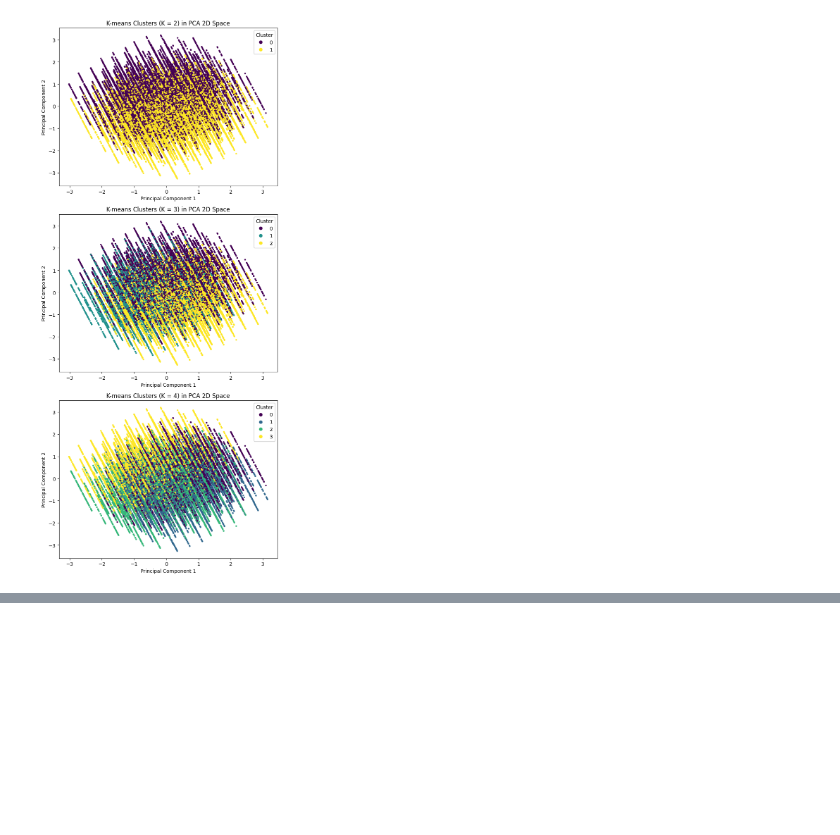
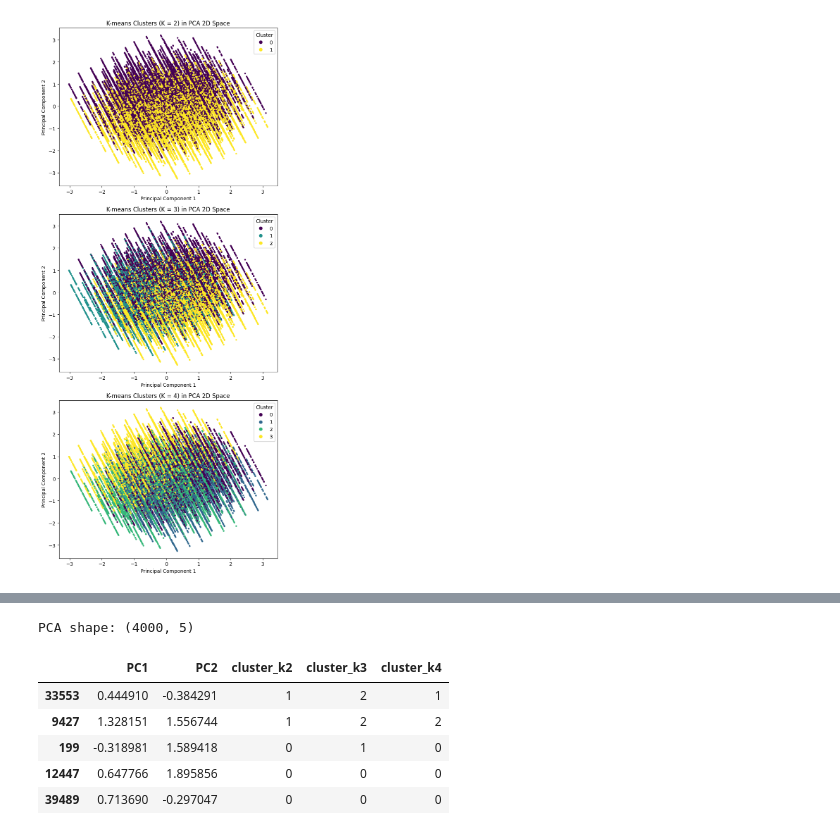
Before and after one commit to mraaheb/DataMining, a Jupyter notebook: Phase3.ipynb, the cells around one changed output, grey strips where cells are left out. Saved outputs shown, nothing was run; the diff lists cells and outputs as text; code cells hidden in the pictures; blank space fills up the shorter version.

```diff
--- a/Phase3.ipynb
+++ b/Phase3.ipynb
@@ -332,0 +210,36 @@ plt.show()
+# %%
+from sklearn.decomposition import PCA
+import numpy as np
+import matplotlib.pyplot as plt
+
+# 1) Remove cluster label columns before applying PCA
+feature_cols = [c for c in X_scaled_df.columns if not c.startswith("cluster_")]
+X_for_pca = X_scaled_df[feature_cols].values
+
+# 2) Apply PCA to reduce to 2 components
+pca = PCA(n_components=2, random_state=42)
+X_pca = pca.fit_transform(X_for_pca)
+
+# 3) Build a DataFrame for plotting
+pca_df = pd.DataFrame(X_pca, columns=["PC1", "PC2"])
+pca_df["cluster_k2"] = clusters_2
+pca_df["cluster_k3"] = clusters_3
+pca_df["cluster_k4"] = clusters_4
+
+# 4) (Optional) sample a subset for clearer visualization
+sample_size = 4000
+if len(pca_df) > sample_size:
+    pca_df_sample = pca_df.sample(n=sample_size, random_state=42)
+else:
+    pca_df_sample = pca_df
+
+print("PCA shape:", pca_df_sample.shape)
+pca_df_sample.head()
+# %% [output]
+PCA shape: (4000, 5)
+|  | PC1 | PC2 | cluster_k2 | cluster_k3 | cluster_k4 |
+| 33553 | 0.444910 | -0.384291 | 1 | 2 | 1 |
+| 9427 | 1.328151 | 1.556744 | 1 | 2 | 2 |
+| 199 | -0.318981 | 1.589418 | 0 | 1 | 0 |
+| 12447 | 0.647766 | 1.895856 | 0 | 0 | 0 |
+| 39489 | 0.713690 | -0.297047 | 0 | 0 | 0 |
```
Also changed, not shown: parts of 20 cells of this notebook.
